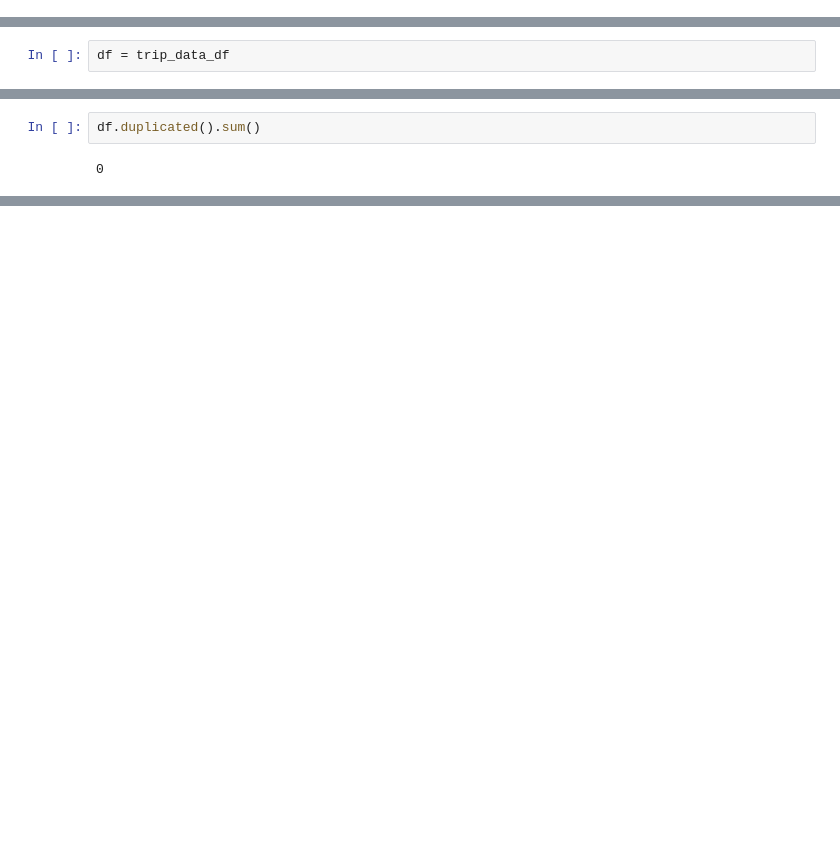
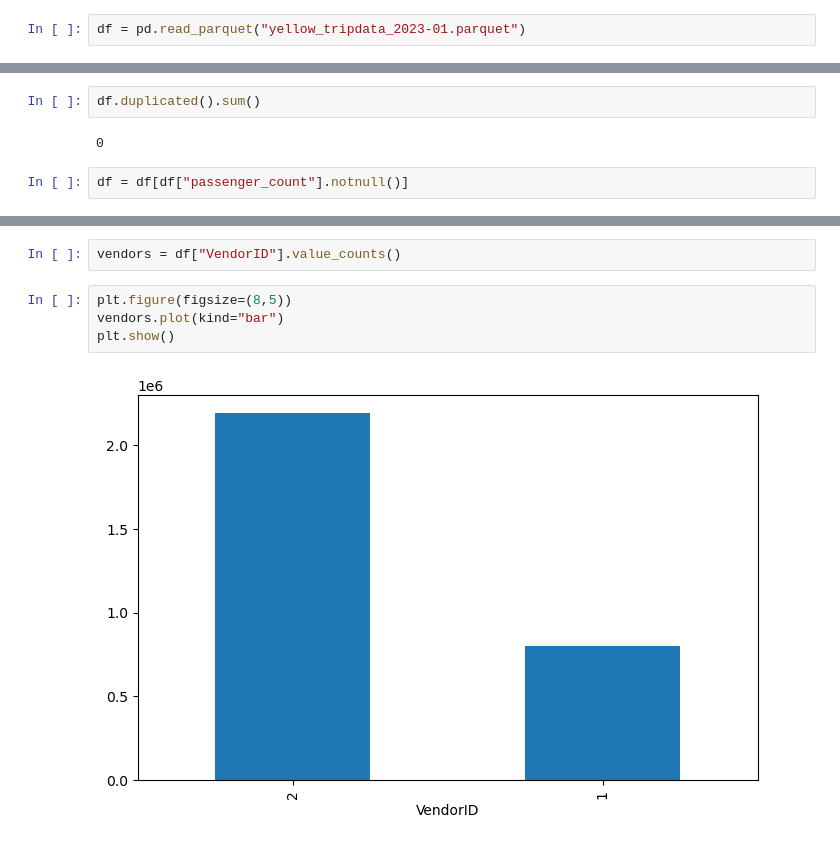
Before and after one commit to BGuragain1/Machine-Learning, a Jupyter notebook: new-york-city-taxi.ipynb, the cells around one changed output, grey strips where cells are left out. Cells and saved outputs as stored; diff of their text form; blank space fills up the shorter version.

```diff
--- a/new-york-city-taxi.ipynb
+++ b/new-york-city-taxi.ipynb
@@ -64,0 +8,2 @@ conn.close()
+# %%
+df = pd.read_parquet("yellow_tripdata_2023-01.parquet")
@@ -69,2 +22,0 @@ trip_data_df.shape
-# %%
-df = trip_data_df
@@ -139,3 +67,5 @@ dtype: int64
 df.duplicated().sum()
 # %% [output]
 0
+# %%
+df = df[df["passenger_count"].notnull()]
@@ -141,0 +81,8 @@ df.duplicated().sum()
+# %%
+vendors = df["VendorID"].value_counts()
+# %%
+plt.figure(figsize=(8,5))
+vendors.plot(kind="bar")
+plt.show()
+# %% [output]
+[figure, added]
```
Also changed, not shown: parts of 74 cells of this notebook.
